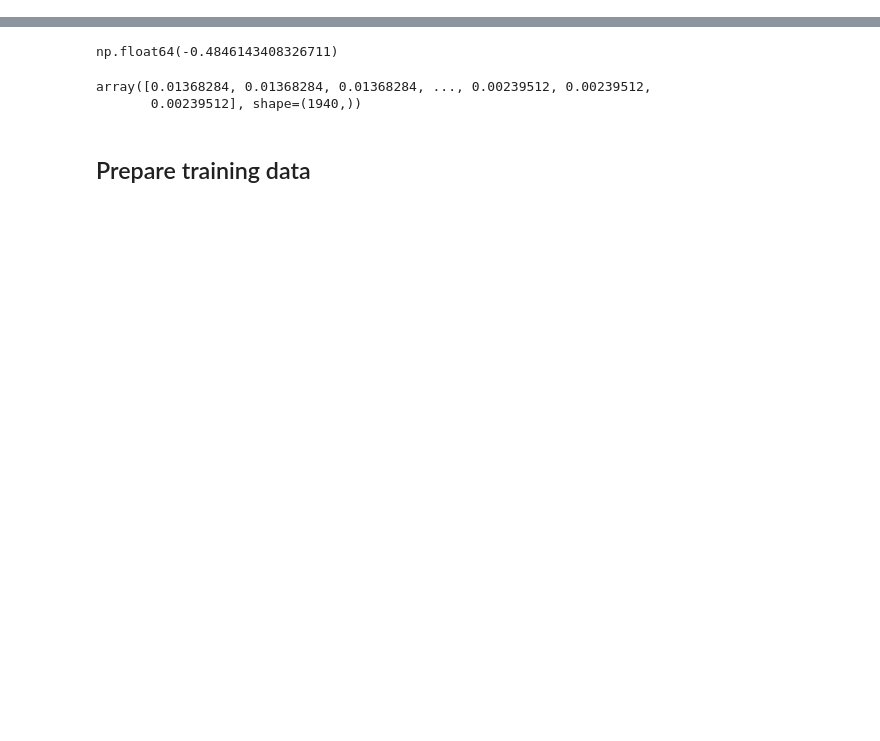
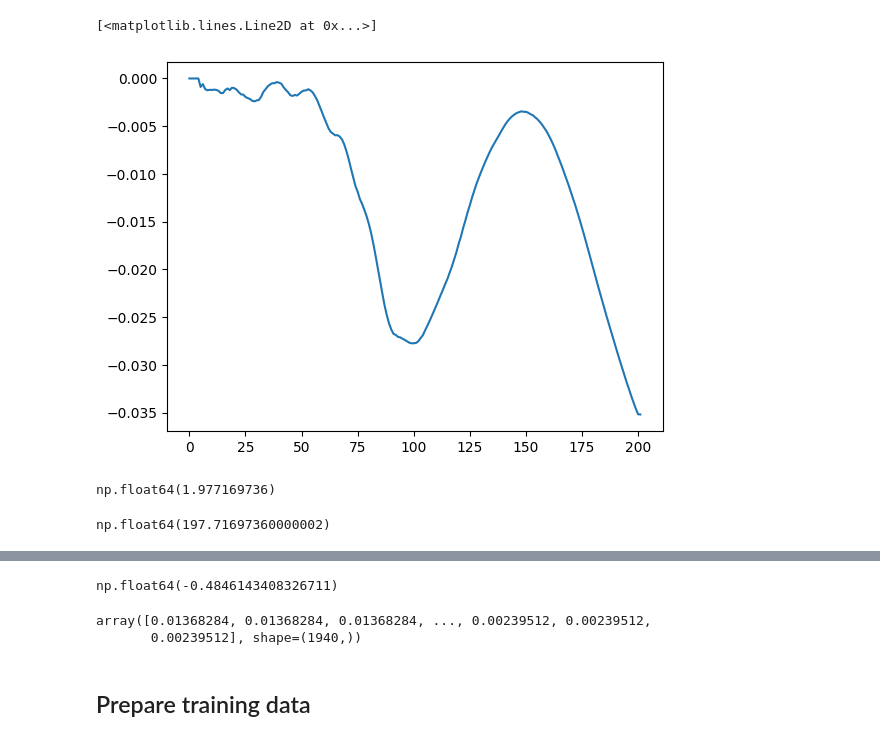
Before and after one commit to tonyhoVN/GNN_Dyna, a Jupyter notebook: test_GNN.ipynb, the cells around one changed output, grey strips where cells are left out. Saved outputs shown, nothing was run; the diff lists cells and outputs as text; code cells hidden in the pictures; blank space fills up the shorter version.

Commit message:
fix/LS DYNA data processing and data loader

```diff
--- a/test_GNN.ipynb
+++ b/test_GNN.ipynb
@@ -65,3 +65,4 @@ plt.show()
 # %%
-model.metadata.time_freq_support.time_frequencies.data
+time_step = model.metadata.time_freq_support.time_frequencies.data
+len(time_step)
 # %% [output]
@@ -82,3 +79,5 @@ simulation = post.load_simulation(ds, "static mechanical")
 mesh: Mesh = simulation.mesh
 nodes_index = mesh.node_ids - 1 # zero based indexing
 material_id = mesh.materials.array
+# %%
+mesh = model.metadata.meshed_region.elements
@@ -89,22 +90,21 @@ for element_index, element_connectivity in enumerate(mesh.element_to_node_connec
     for node_index in element_connectivity:
         node_material_ids[node_index] = material_id[element_index]
 # %%
-ball_mass = 3.95434
-plate_mass = 0.7047
-total_ball_nodes = np.where(node_material_ids == 2)[0].shape[0]
-ball_node_mass = ball_mass / total_ball_nodes
-total_plate_nodes = np.where(node_material_ids == 1)[0].shape[0]
-plate_node_mass = plate_mass / total_plate_nodes
+from run_cfile import read_element_mass_map, compute_node_masses, build_element_connectivity, build_element_material_map
 
-# Mass indexed by node index
-node_mass = np.zeros(len(mesh.nodes))
-node_mass[np.where(node_material_ids == 2)[0]] = ball_node_mass
-node_mass[np.where(node_material_ids == 1)[0]] = plate_node_mass
+element_to_nodes = build_element_connectivity(mesh)
+msg_path = os.path.join(".", "cfile", "lspost.msg")
+element_masses = read_element_mass_map(msg_path)
+node_mass_dict, missing_elements = compute_node_masses(element_masses, element_to_nodes)
+node_mass_dict = dict(sorted(node_mass_dict.items()))
+node_mass = np.asanyarray(list(node_mass_dict.values()))
+# Velocity field
 
-# Velocity field
-time_id = 60
 velocity_fc:dpf.FieldsContainer = model.results.velocity.on_all_time_freqs.eval() # mm/ms unit
-resultant_vel = np.linalg.norm(velocity_fc[time_id].data, axis=1)
-total_kinetic_energy = 0.5 * np.sum(node_mass * resultant_vel**2) # convert mm^2/ms^2 to m^2/s^2
-total_kinetic_energy - K[0].data[time_id]
+error = []
+for time_id in range(len(time_step)):
+    resultant_vel = np.linalg.norm(velocity_fc[time_id].data, axis=1)
+    total_kinetic_energy = 0.5 * np.sum(node_mass * resultant_vel**2) # convert mm^2/ms^2 to m^2/s^2
+    kinetic_error = total_kinetic_energy - K[0].data[time_id]
+    error.append(kinetic_error)
 # %% [output]
@@ -111,0 +132,15 @@ np.float64(-0.2917202895494242)
+# %%
+import matplotlib.pyplot as plt
+plt.plot(error)
+# %% [output]
+[<matplotlib.lines.Line2D at 0x...>]
+[figure, added]
+# %%
+m = np.where(resultant_vel>0)
+node_mass[m[0]].sum()*0.5
+# %% [output]
+np.float64(1.977169736)
+# %%
+(node_mass * resultant_vel**2).sum()/2
+# %% [output]
+np.float64(197.71697360000002)
```
Also changed, not shown: parts of 11 cells of this notebook, 19 other files.
